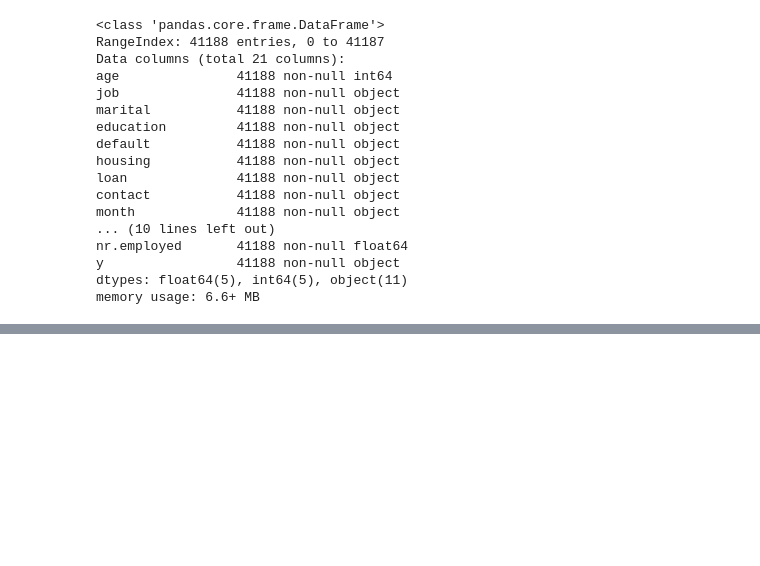
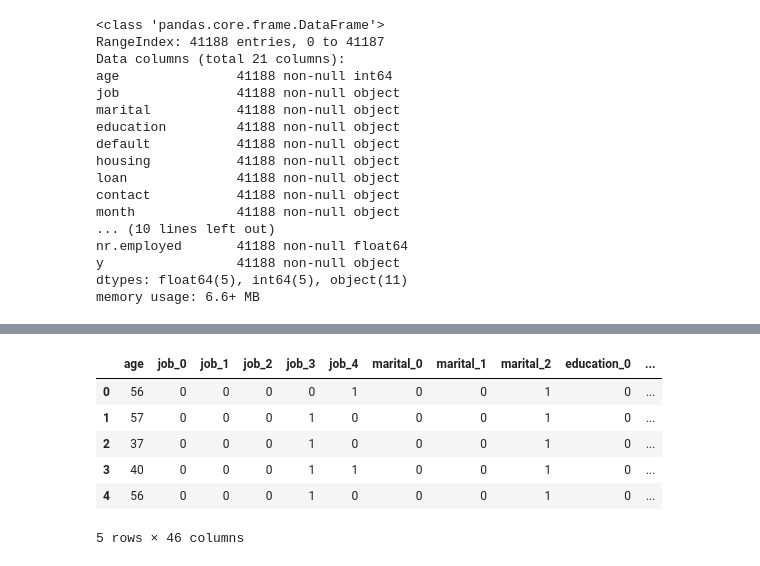
Before and after one commit to barbking/machine_learning_project_UST_736, a Jupyter notebook: Decision-Tree-Project.ipynb, the cells around one changed output, grey strips where cells are left out. Cells and saved outputs as stored; diff of their text form; code cells hidden in the pictures; blank space fills up the shorter version.

```diff
--- a/Decision-Tree-Project.ipynb
+++ b/Decision-Tree-Project.ipynb
@@ -109,3 +72,18 @@ plt.show()
+# %%
+import category_encoders as ce
+
+encoder = ce.BinaryEncoder(cols=['job','marital','education','default','housing','loan','contact','poutcome','month','day_of_week'])
+dataset = encoder.fit_transform(dataset)
+# %%
+dataset.head()
+# %% [output]
+|  | age | job_0 | job_1 | job_2 | job_3 | job_4 | marital_0 | marital_1 | marital_2 | education_0 | ... |
+| 0 | 56 | 0 | 0 | 0 | 0 | 1 | 0 | 0 | 1 | 0 | ... |
+| 1 | 57 | 0 | 0 | 0 | 1 | 0 | 0 | 0 | 1 | 0 | ... |
+| 2 | 37 | 0 | 0 | 0 | 1 | 0 | 0 | 0 | 1 | 0 | ... |
+| 3 | 40 | 0 | 0 | 0 | 1 | 1 | 0 | 0 | 1 | 0 | ... |
+| 4 | 56 | 0 | 0 | 0 | 1 | 0 | 0 | 0 | 1 | 0 | ... |
+5 rows × 46 columns
 # %%
 # splitting data
 X = dataset.iloc[:,:-1].values
```
Also changed, not shown: parts of 38 cells of this notebook, 11 other files.
